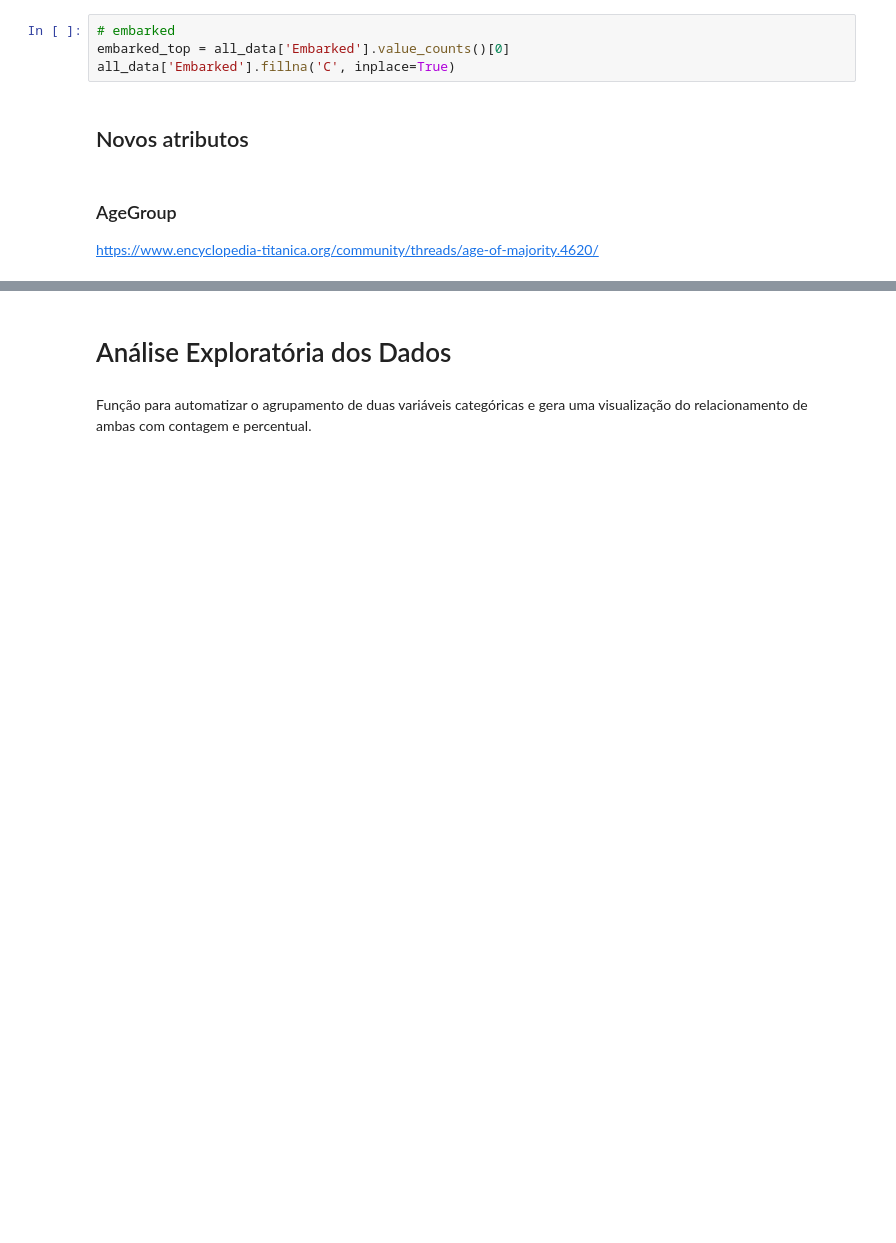
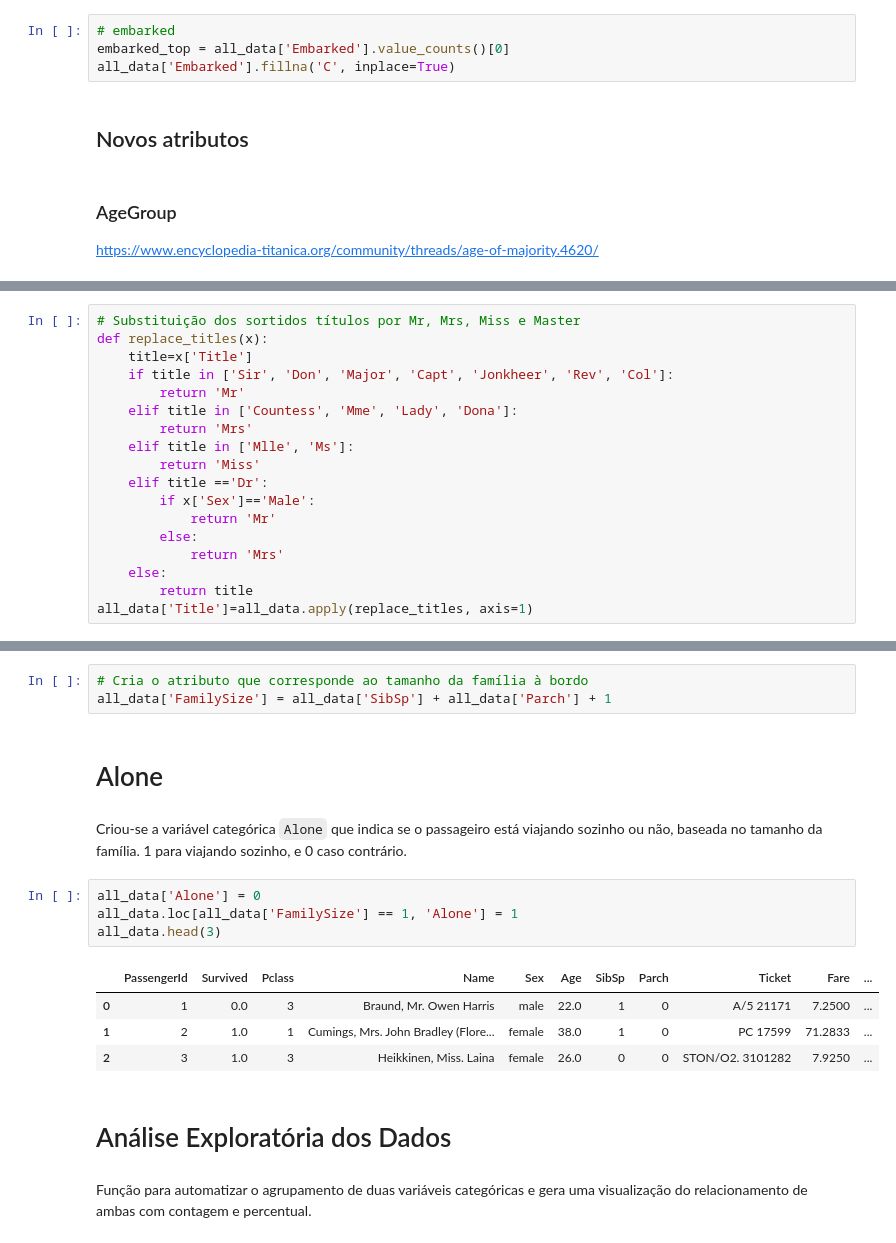
Before and after one commit to rafabenevente/AM_1, a Jupyter notebook: AM_1_Titanic_Predição_dos_sobreviventes.ipynb, the cells around one changed output, grey strips where cells are left out. Saved outputs shown, nothing was run; the diff lists cells and outputs as text; blank space fills up the shorter version.

```diff
--- a/AM_1_Titanic_Predição_dos_sobreviventes.ipynb
+++ b/AM_1_Titanic_Predição_dos_sobreviventes.ipynb
@@ -291,0 +328,18 @@ all_data.drop('Embarked', axis=1, inplace=True)
+# %%
+# Substituição dos sortidos títulos por Mr, Mrs, Miss e Master
+def replace_titles(x):
+    title=x['Title']
+    if title in ['Sir', 'Don', 'Major', 'Capt', 'Jonkheer', 'Rev', 'Col']:
+        return 'Mr'
+    elif title in ['Countess', 'Mme', 'Lady', 'Dona']:
+        return 'Mrs'
+    elif title in ['Mlle', 'Ms']:
+        return 'Miss'
+    elif title =='Dr':
+        if x['Sex']=='Male':
+            return 'Mr'
+        else:
+            return 'Mrs'
+    else:
+        return title
+all_data['Title']=all_data.apply(replace_titles, axis=1)
@@ -292,3 +354,19 @@ all_data.drop('Embarked', axis=1, inplace=True)
+# %%
+# Cria o atributo que corresponde ao tamanho da família à bordo
+all_data['FamilySize'] = all_data['SibSp'] + all_data['Parch'] + 1
+# %% [markdown]
+# Alone
+# %% [markdown]
+Criou-se a variável categórica `Alone` que indica se o passageiro está viajando sozinho ou não, baseada no tamanho da família. 1 para viajando sozinho, e 0 caso contrário.
+# %%
+all_data['Alone'] = 0
+all_data.loc[all_data['FamilySize'] == 1, 'Alone'] = 1
+all_data.head(3)
+# %% [output]
+|  | PassengerId | Survived | Pclass | Name | Sex | Age | SibSp | Parch | Ticket | Fare | ... |
+| 0 | 1 | 0.0 | 3 | Braund, Mr. Owen Harris | male | 22.0 | 1 | 0 | A/5 21171 | 7.2500 | ... |
+| 1 | 2 | 1.0 | 1 | Cumings, Mrs. John Bradley (Flore... | female | 38.0 | 1 | 0 | PC 17599 | 71.2833 | ... |
+| 2 | 3 | 1.0 | 3 | Heikkinen, Miss. Laina | female | 26.0 | 0 | 0 | STON/O2. 3101282 | 7.9250 | ... |
 # %% [markdown]
 # Análise Exploratória dos Dados
 # %% [markdown]
```
Also changed, not shown: parts of 25 cells of this notebook.
